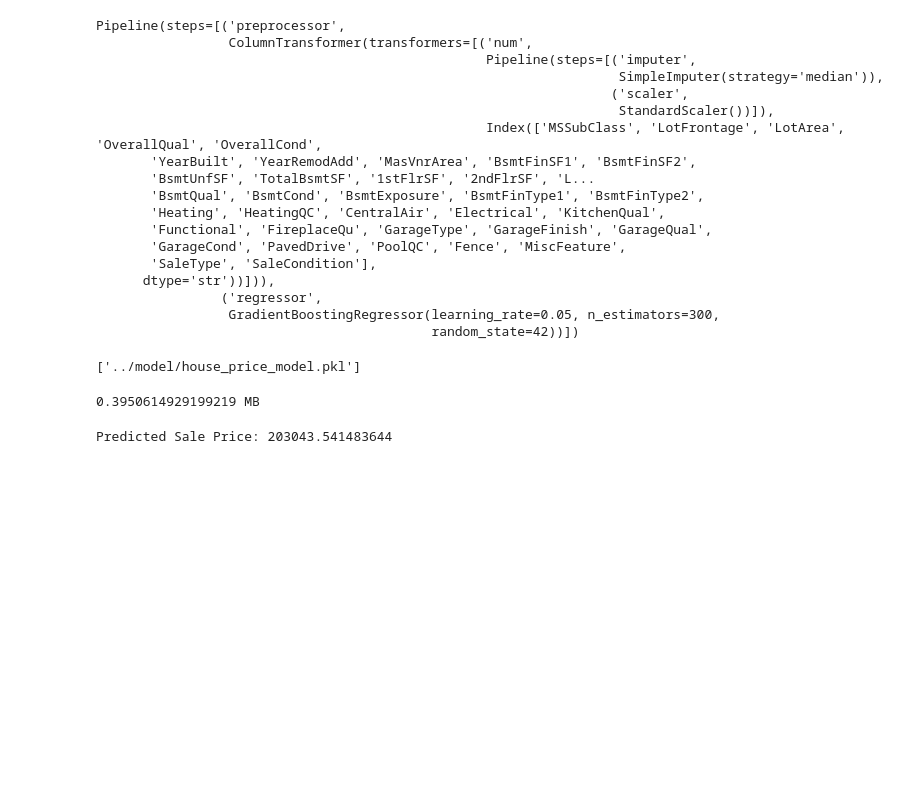
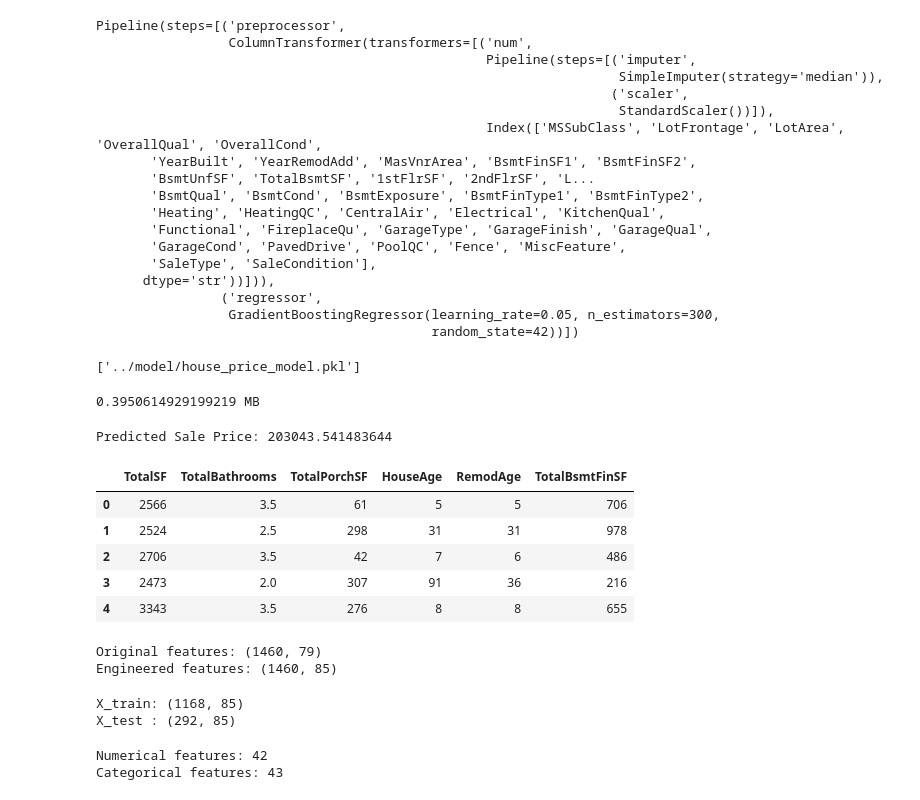
Before and after one commit to piyushs0810/house-price-prediction, a Jupyter notebook: notebooks/01_exploration.ipynb, the cells around one changed output. Drawn from its saved outputs; the diff is of its cells as text; code cells hidden in the pictures; blank space fills up the shorter version.

```diff
--- a/notebooks/01_exploration.ipynb
+++ b/notebooks/01_exploration.ipynb
@@ -994,0 +1058,60 @@ Predicted Sale Price: 203043.541483644
+# %%
+X_engineered = df.drop("SalePrice", axis=1)
+y_engineered = df["SalePrice"]
+
+X_engineered = X_engineered.drop("Id", axis=1)
+
+X_engineered = add_features(X_engineered)
+# %%
+new_features = [
+    "TotalSF",
+    "TotalBathrooms",
+    "TotalPorchSF",
+    "HouseAge",
+    "RemodAge",
+    "TotalBsmtFinSF"
+]
+
+X_engineered[new_features].head()
+# %% [output]
+|  | TotalSF | TotalBathrooms | TotalPorchSF | HouseAge | RemodAge | TotalBsmtFinSF |
+| 0 | 2566 | 3.5 | 61 | 5 | 5 | 706 |
+| 1 | 2524 | 2.5 | 298 | 31 | 31 | 978 |
+| 2 | 2706 | 3.5 | 42 | 7 | 6 | 486 |
+| 3 | 2473 | 2.0 | 307 | 91 | 36 | 216 |
+| 4 | 3343 | 3.5 | 276 | 8 | 8 | 655 |
+# %%
+print("Original features:", X.shape)
+print("Engineered features:", X_engineered.shape)
+# %% [output]
+Original features: (1460, 79)
+Engineered features: (1460, 85)
+# %%
+from sklearn.model_selection import train_test_split
+
+X_train_eng, X_test_eng, y_train_eng, y_test_eng = train_test_split(
+    X_engineered,
+    y_engineered,
+    test_size=0.2,
+    random_state=42
+)
+
+print("X_train:", X_train_eng.shape)
+print("X_test :", X_test_eng.shape)
+# %% [output]
+X_train: (1168, 85)
+X_test : (292, 85)
+# %%
+numerical_features_eng = X_train_eng.select_dtypes(
+    include=np.number
+).columns
+
+categorical_features_eng = X_train_eng.select_dtypes(
+    include=["object", "string"]
+).columns
+
+print("Numerical features:", len(numerical_features_eng))
+print("Categorical features:", len(categorical_features_eng))
+# %% [output]
+Numerical features: 42
+Categorical features: 43
```
Also changed, not shown: parts of 16 cells of this notebook, 4 other files.
